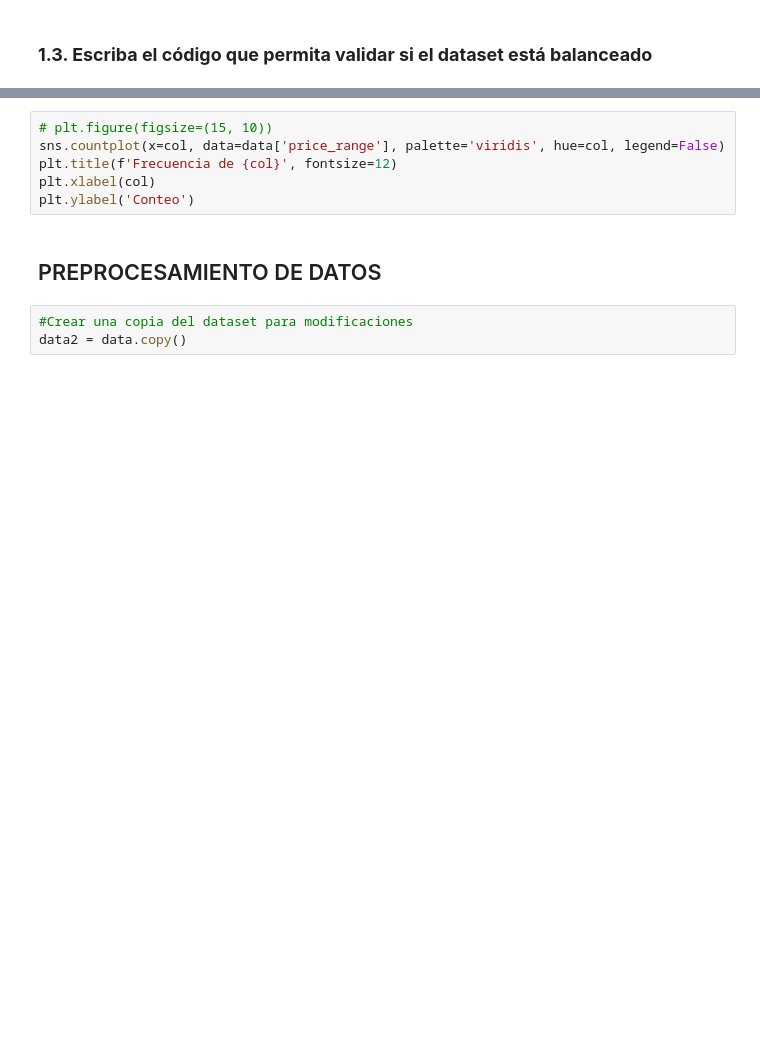
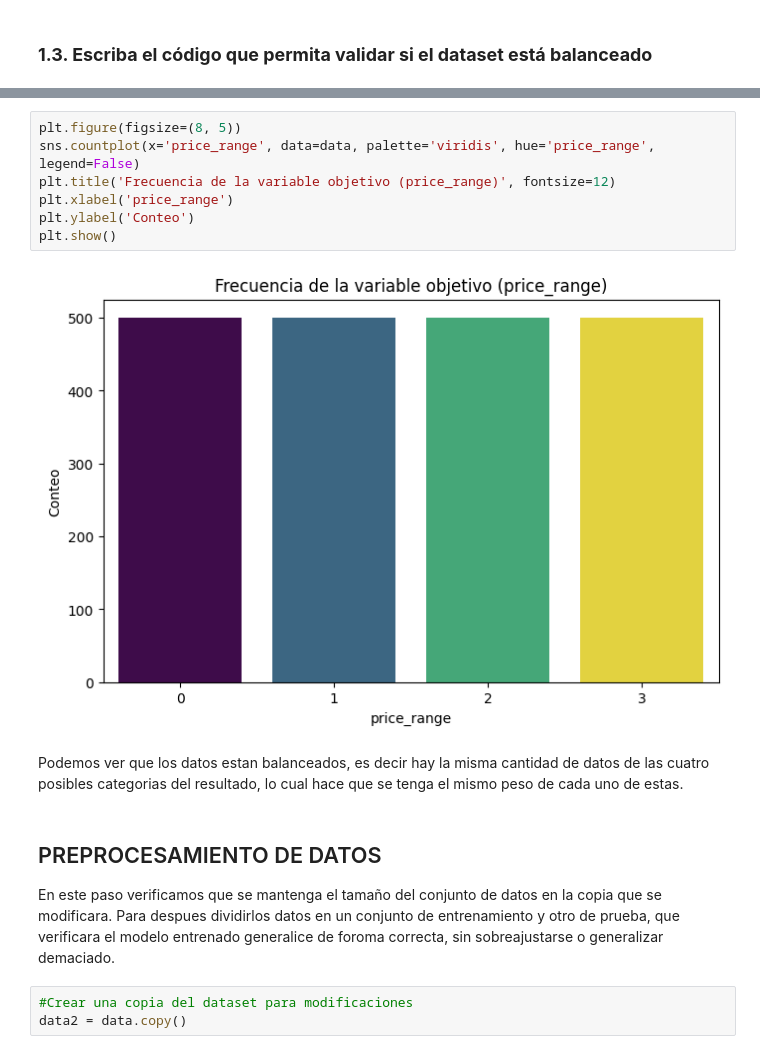
Before and after one commit to OctavioPinoRosas/Master-Inteligencia-Artificial-UNIR, a Jupyter notebook: Aprendizaje Automatico/Actividad 1/Actividad1.ipynb, the cells around one changed output, grey strips where cells are left out. Cells and saved outputs as stored; diff of their text form; blank space fills up the shorter version.

```diff
--- a/Aprendizaje Automatico/Actividad 1/Actividad1.ipynb
+++ b/Aprendizaje Automatico/Actividad 1/Actividad1.ipynb
@@ -255,11 +259,17 @@ Name: proportion, dtype: float64
 # %%
-# plt.figure(figsize=(15, 10))
-sns.countplot(x=col, data=data['price_range'], palette='viridis', hue=col, legend=False)
-plt.title(f'Frecuencia de {col}', fontsize=12)
-plt.xlabel(col)
+plt.figure(figsize=(8, 5))
+sns.countplot(x='price_range', data=data, palette='viridis', hue='price_range', legend=False)
+plt.title('Frecuencia de la variable objetivo (price_range)', fontsize=12)
+plt.xlabel('price_range')
 plt.ylabel('Conteo')
+plt.show()
+# %% [output]
+[figure, added]
+# %% [markdown]
+Podemos ver que los datos estan balanceados, es decir hay la misma cantidad de datos de las cuatro posibles categorias del resultado, lo cual hace que se tenga el mismo peso de cada uno de estas.
 # %% [markdown]
 ## PREPROCESAMIENTO DE DATOS
+En este paso verificamos que se mantenga el tamaño del conjunto de datos en la copia que se modificara. Para despues dividirlos datos en un conjunto de entrenamiento y otro de prueba, que verificara el modelo entrenado generalice de foroma correcta, sin sobreajustarse o generalizar demaciado.
 # %%
 #Crear una copia del dataset para modificaciones
 data2 = data.copy()
```
Also changed, not shown: parts of 15 cells of this notebook.
